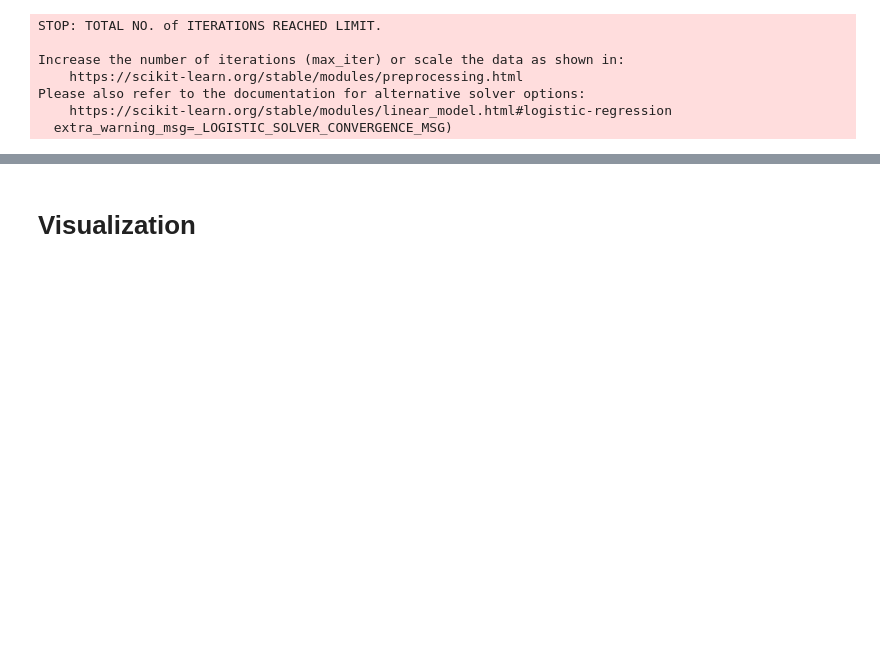
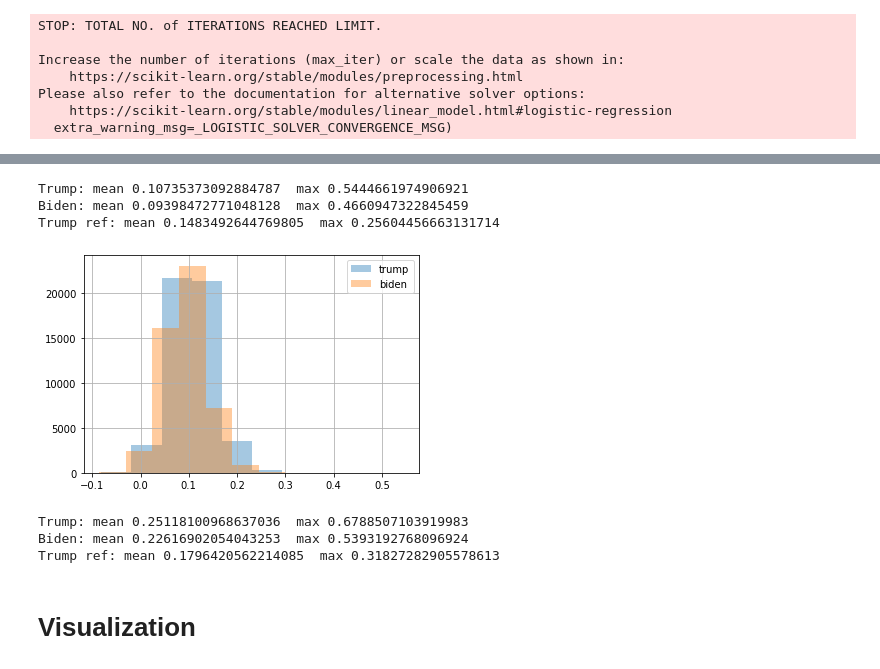
Before and after one commit to comptech-winter-school/media-opinion-analyzer, a Jupyter notebook: estimate_doc2vec.ipynb, the cells around one changed output, grey strips where cells are left out. Drawn from its saved outputs; the diff is of its cells as text; code cells hidden in the pictures; blank space fills up the shorter version.

Commit message:
added test with "reference Trump comment"

```diff
--- a/estimate_doc2vec.ipynb
+++ b/estimate_doc2vec.ipynb
@@ -100,0 +103,4 @@ Please also refer to the documentation for alternative solver options:
+# %%
+comment = "This is why we need Trump to win. With the USA as trendsetter, we can purge the traitors from office!"
+# %%
+comment_tokenized = preprocess_string(comment, CUSTOM_FILTERS)
@@ -100,0 +147,2 @@ Please also refer to the documentation for alternative solver options:
+# %%
+comment_vec = new_model.infer_vector(comment_tokenized)
@@ -100,0 +157,23 @@ Please also refer to the documentation for alternative solver options:
+# %%
+trump_scores = list()
+for vec in list(train_df[train_df['who'] == 0]['vec']):
+    trump_scores.append(1 - spatial.distance.cosine(vec, comment_vec))
+
+biden_scores = list()
+for vec in list(train_df[train_df['who'] == 1]['vec']):
+    biden_scores.append(1 - spatial.distance.cosine(vec, comment_vec))
+
+train_df['sim'] = (trump_scores + biden_scores)
+
+ref_scores = list()
+for vec in list(trump_ref_df['vec']):
+    ref_scores.append(1 - spatial.distance.cosine(vec, comment_vec))
+trump_ref_df['sim'] = ref_scores
+# %%
+print('Trump: mean', train_df[train_df['who'] == 0]['sim'].mean(), ' max', train_df[train_df['who'] == 0]['sim'].max())
+print('Biden: mean', train_df[train_df['who'] == 1]['sim'].mean(), ' max', train_df[train_df['who'] == 1]['sim'].max())
+print('Trump ref: mean',trump_ref_df['sim'].mean(), ' max', trump_ref_df['sim'].max())
+# %% [output]
+Trump: mean 0.10735373092884787  max 0.5444661974906921
+Biden: mean 0.09398472771048128  max 0.4660947322845459
+Trump ref: mean 0.1483492644769805  max 0.25604456663131714
@@ -100,0 +182,8 @@ Please also refer to the documentation for alternative solver options:
+# %%
+train_df[train_df['who'] == 0]['sim'].hist(alpha=0.4, label='trump')
+train_df[train_df['who'] == 1]['sim'].hist(alpha=0.4, label='biden')
+#trump_ref_df['sim'].hist(label='trump ref')
+plt.legend()
+plt.show()
+# %% [output]
+[figure, added]
@@ -101,3 +209,11 @@ Please also refer to the documentation for alternative solver options:
+# %%
+print('Trump: mean', train_df[train_df['who'] == 0]['sim_other'].mean(), ' max', train_df[train_df['who'] == 0]['sim_other'].max())
+print('Biden: mean', train_df[train_df['who'] == 1]['sim_other'].mean(), ' max', train_df[train_df['who'] == 1]['sim_other'].max())
+print('Trump ref: mean',trump_ref_df['sim_other'].mean(), ' max', trump_ref_df['sim_other'].max())
+# %% [output]
+Trump: mean 0.25118100968637036  max 0.6788507103919983
+Biden: mean 0.22616902054043253  max 0.5393192768096924
+Trump ref: mean 0.1796420562214085  max 0.31827282905578613
 # %% [markdown]
 # Visualization
 # %%
```
Also changed, not shown: parts of 11 cells of this notebook.
